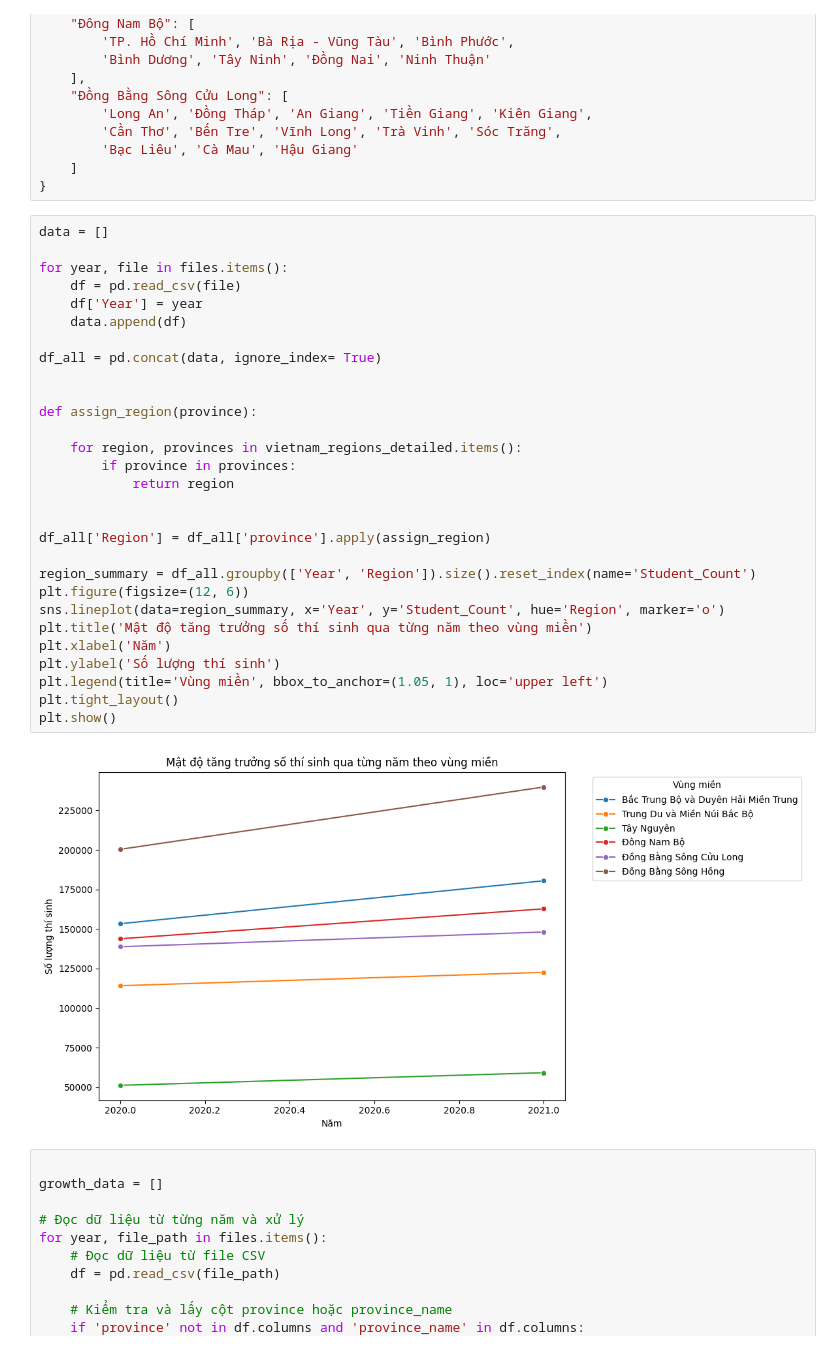
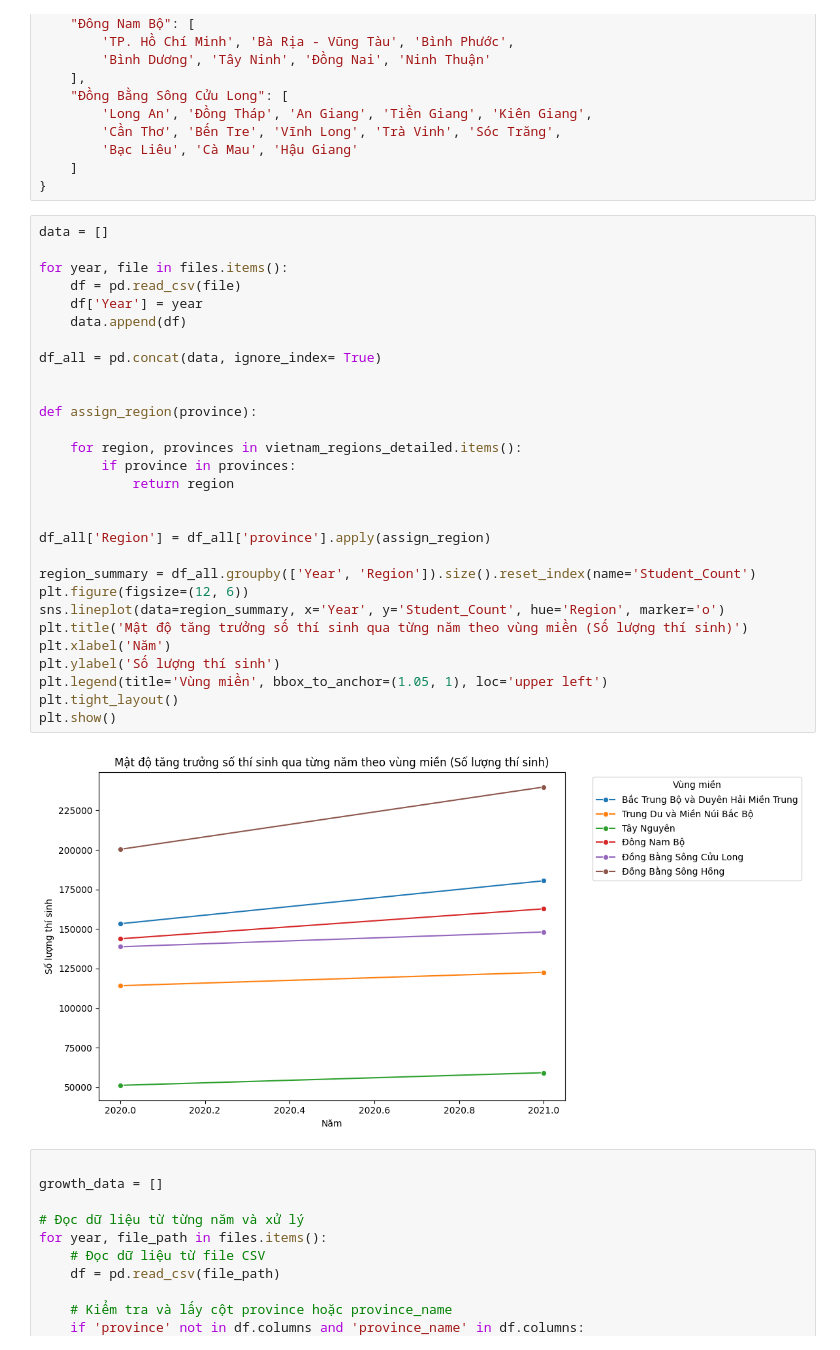
Before and after one commit to TubVP/BTL_TDA, a Jupyter notebook: Phantich/sosanh.ipynb, the cells around one changed output. Drawn from its saved outputs; the diff is of its cells as text.

```diff
--- a/Phantich/sosanh.ipynb
+++ b/Phantich/sosanh.ipynb
@@ -115,34 +117,34 @@ vietnam_regions_detailed = {
 # %%
 data = []
 
 for year, file in files.items():
     df = pd.read_csv(file)
     df['Year'] = year
     data.append(df)
 
 df_all = pd.concat(data, ignore_index= True)
 
 
 def assign_region(province):
 
     for region, provinces in vietnam_regions_detailed.items():
         if province in provinces:
             return region
 
 
 df_all['Region'] = df_all['province'].apply(assign_region)
 
 region_summary = df_all.groupby(['Year', 'Region']).size().reset_index(name='Student_Count')
 plt.figure(figsize=(12, 6))
 sns.lineplot(data=region_summary, x='Year', y='Student_Count', hue='Region', marker='o')
-plt.title('Mật độ tăng trưởng số thí sinh qua từng năm theo vùng miền')
+plt.title('Mật độ tăng trưởng số thí sinh qua từng năm theo vùng miền (Số lượng thí sinh)')
 plt.xlabel('Năm')
 plt.ylabel('Số lượng thí sinh')
 plt.legend(title='Vùng miền', bbox_to_anchor=(1.05, 1), loc='upper left')
 plt.tight_layout()
 plt.show()
 # %% [output]
-[figure, old version]
+[figure, new version]
 # %%
 
 growth_data = []
```
Also changed, not shown: parts of 4 cells of this notebook.
